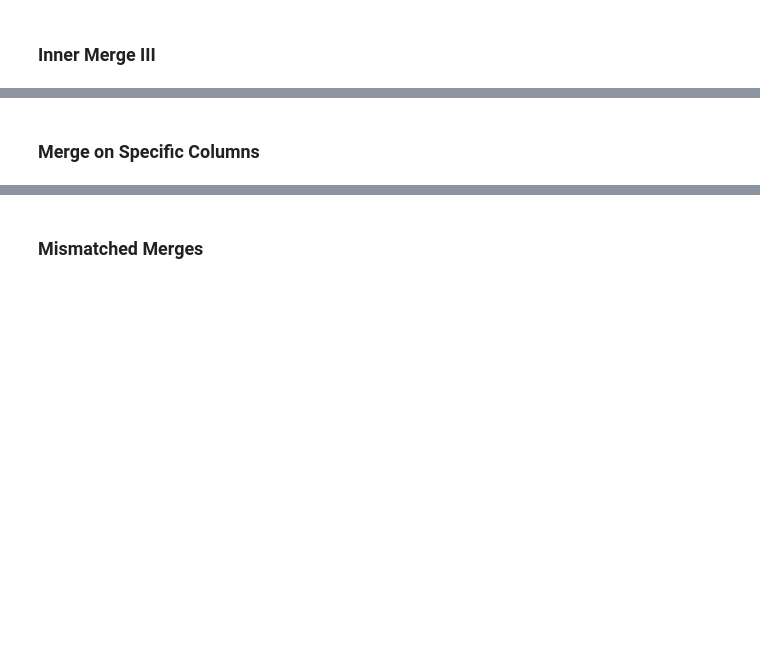
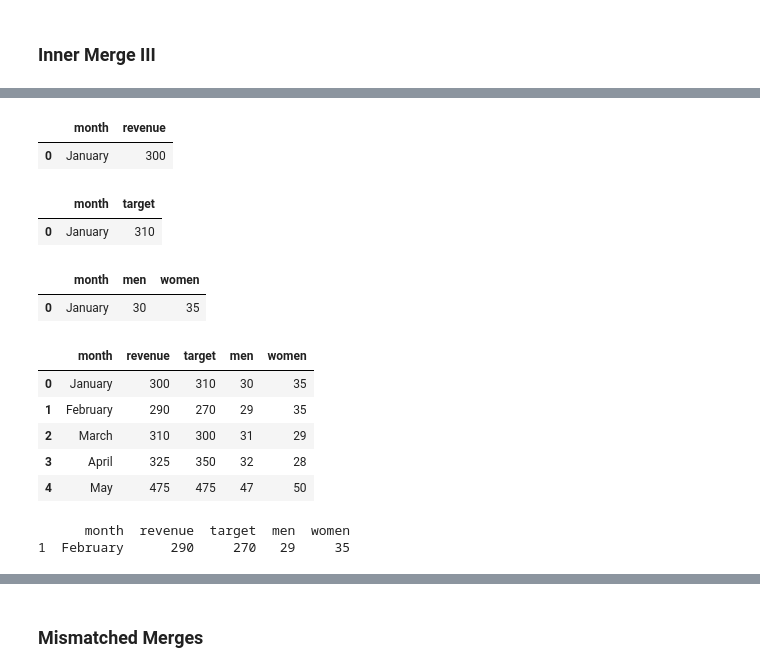
Before and after one commit to JonAbaroa/PANDAS, a Jupyter notebook: Codeacademy_3_Learn_Data_Analysis_with_Pandas.ipynb, the cells around one changed output, grey strips where cells are left out. Cells and saved outputs as stored; diff of their text form; code cells hidden in the pictures; blank space fills up the shorter version.

```diff
--- a/Codeacademy_3_Learn_Data_Analysis_with_Pandas.ipynb
+++ b/Codeacademy_3_Learn_Data_Analysis_with_Pandas.ipynb
@@ -75,2 +110,34 @@ results = all_data[(all_data.revenue > all_data.target) & (all_data.women > all_
-# %% [markdown]
-### **Merge on Specific Columns**
+# %%
+sales.head(1)
+# %% [output]
+|  | month | revenue |
+| 0 | January | 300 |
+# %%
+targets.head(1)
+# %% [output]
+|  | month | target |
+| 0 | January | 310 |
+# %%
+men_women.head(1)
+# %% [output]
+|  | month | men | women |
+| 0 | January | 30 | 35 |
+# %%
+# all_data = sales.merge(targets)\
+#	.merge(men_women)
+
+all_data.head()
+# %% [output]
+|  | month | revenue | target | men | women |
+| 0 | January | 300 | 310 | 30 | 35 |
+| 1 | February | 290 | 270 | 29 | 35 |
+| 2 | March | 310 | 300 | 31 | 29 |
+| 3 | April | 325 | 350 | 32 | 28 |
+| 4 | May | 475 | 475 | 47 | 50 |
+# %%
+# results = all_data[(all_data.revenue > all_data.target) & (all_data.women > all_data.men)]
+
+print(results)
+# %% [output]
+      month  revenue  target  men  women
+1  February      290     270   29     35
```
Also changed, not shown: parts of 40 cells of this notebook.
